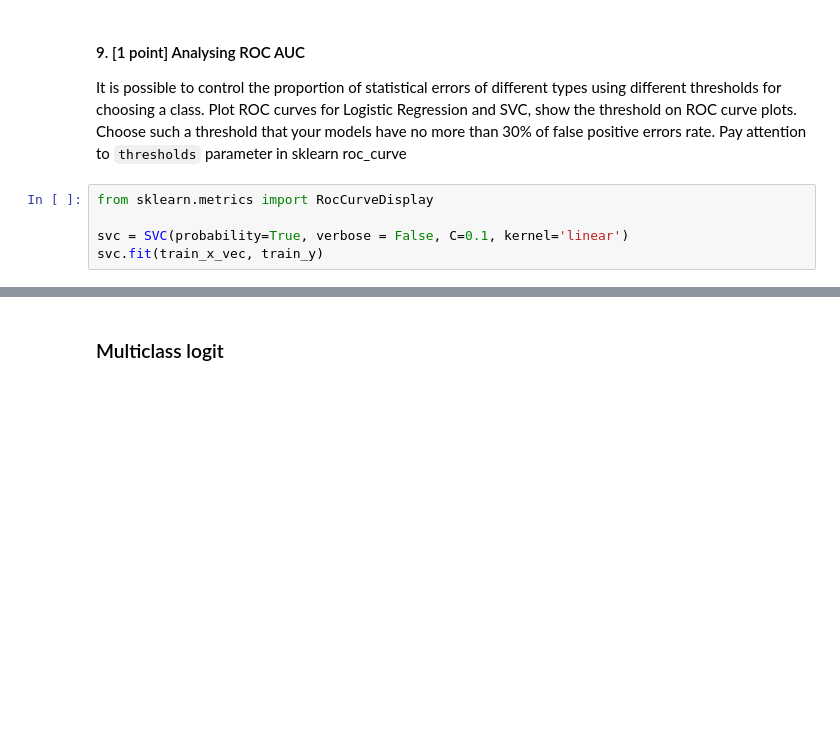
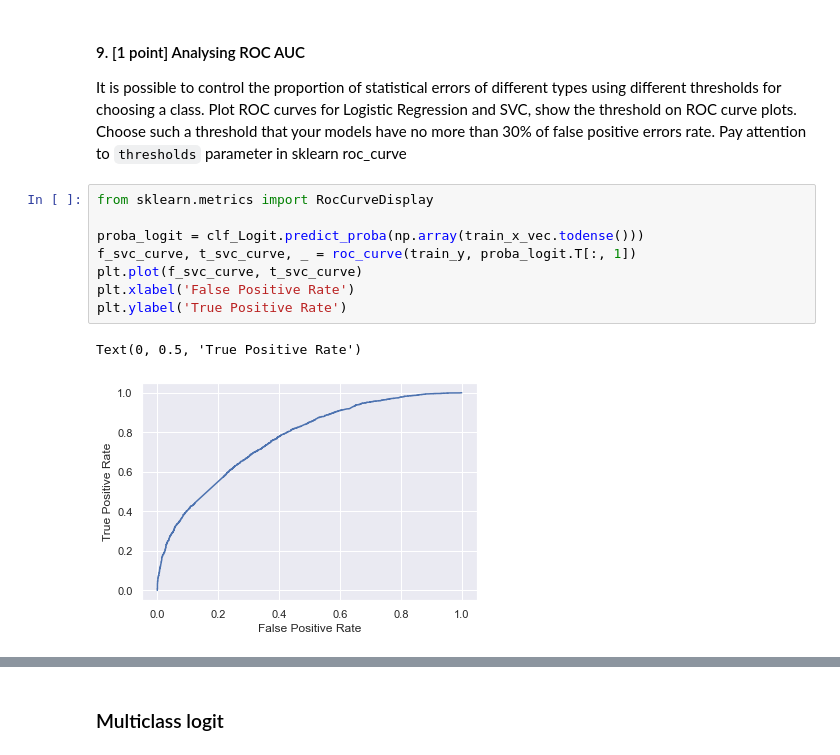
Before and after one commit to shmelzz/data_analysis, a Jupyter notebook: hw3/ml_hw3_Shelemekh_206.ipynb, the cells around one changed output, grey strips where cells are left out. Cells and saved outputs as stored; diff of their text form; blank space fills up the shorter version.

```diff
--- a/hw3/ml_hw3_Shelemekh_206.ipynb
+++ b/hw3/ml_hw3_Shelemekh_206.ipynb
@@ -690,9 +714,15 @@ Text(0.5, 1.0, 'Regularization coefficient influence on svm model f1-score')
 #### 9. [1 point] Analysing ROC AUC
 
 It is possible to control the proportion of statistical errors of different types using different thresholds for choosing a class. Plot ROC curves for Logistic Regression and SVC, show the threshold on ROC curve plots. Choose such a threshold that your models have no more than 30% of false positive errors rate. Pay attention to `thresholds` parameter in sklearn roc_curve
-# %%
-from sklearn.metrics import RocCurveDisplay
-
-svc = SVC(probability=True, verbose = False, C=0.1, kernel='linear')
-svc.fit(train_x_vec, train_y)
+# %%
+from sklearn.metrics import RocCurveDisplay
+
+proba_logit = clf_Logit.predict_proba(np.array(train_x_vec.todense()))
+f_svc_curve, t_svc_curve, _ = roc_curve(train_y, proba_logit.T[:, 1])
+plt.plot(f_svc_curve, t_svc_curve)
+plt.xlabel('False Positive Rate')
+plt.ylabel('True Positive Rate')
+# %% [output]
+Text(0, 0.5, 'True Positive Rate')
+[figure, added]
 # %%
```
Also changed, not shown: parts of 14 cells of this notebook.
